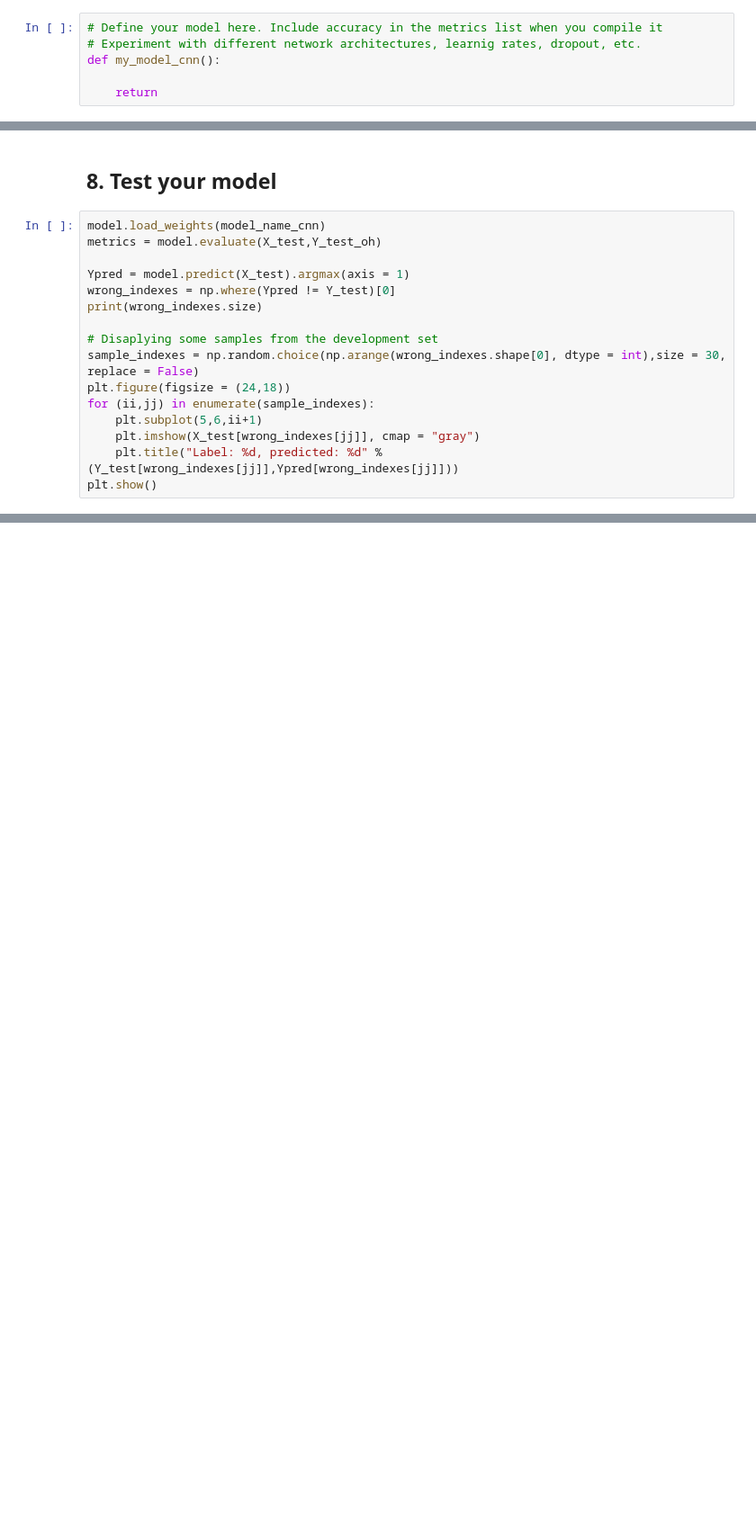
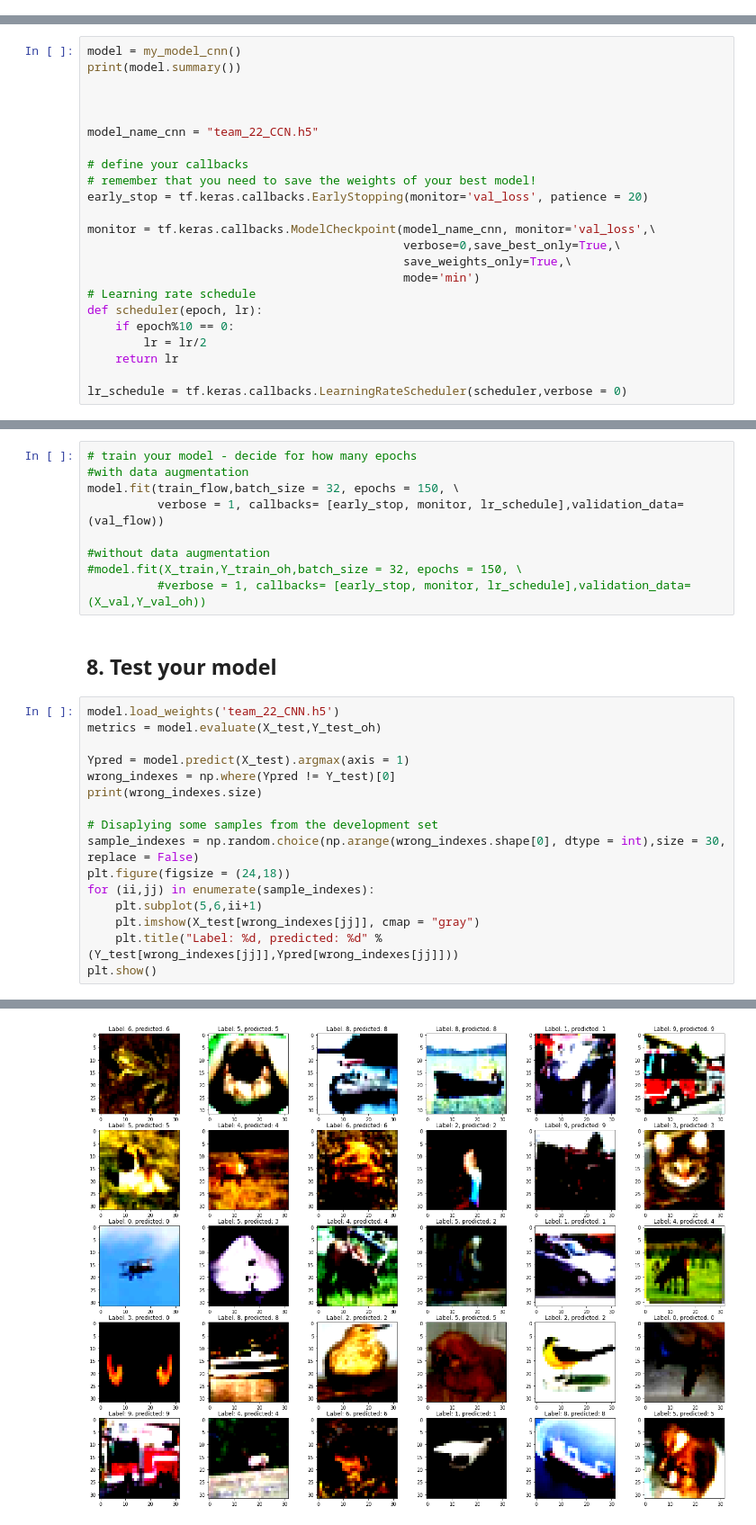
Before and after one commit to aminabedi/ENEL645W21-Assignemnt2, a Jupyter notebook: enel645assignment02team_22.ipynb, the cells around one changed output, grey strips where cells are left out. Shown at 90% size. Cells and saved outputs as stored; diff of their text form; blank space fills up the shorter version.

```diff
--- a/enel645assignment02team_22.ipynb
+++ b/enel645assignment02team_22.ipynb
@@ -282,6 +319,0 @@ plt.show()
-# %%
-# Define your model here. Include accuracy in the metrics list when you compile it
-# Experiment with different network architectures, learnig rates, dropout, etc.
-def my_model_cnn():
-
-    return
@@ -294,0 +368,23 @@ model_name_cnn = "team_(team number)_FCN.h5"
+# %%
+model = my_model_cnn()
+print(model.summary())
+
+
+
+model_name_cnn = "team_22_CCN.h5"
+
+# define your callbacks
+# remember that you need to save the weights of your best model!
+early_stop = tf.keras.callbacks.EarlyStopping(monitor='val_loss', patience = 20)
+
+monitor = tf.keras.callbacks.ModelCheckpoint(model_name_cnn, monitor='val_loss',\
+                                             verbose=0,save_best_only=True,\
+                                             save_weights_only=True,\
+                                             mode='min')
+# Learning rate schedule
+def scheduler(epoch, lr):
+    if epoch%10 == 0:
+        lr = lr/2
+    return lr
+
+lr_schedule = tf.keras.callbacks.LearningRateScheduler(scheduler,verbose = 0)
@@ -299,7 +411,16 @@ model_name_cnn = "team_(team number)_FCN.h5"
+# %%
+# train your model - decide for how many epochs
+#with data augmentation
+model.fit(train_flow,batch_size = 32, epochs = 150, \
+          verbose = 1, callbacks= [early_stop, monitor, lr_schedule],validation_data=(val_flow))
+
+#without data augmentation
+#model.fit(X_train,Y_train_oh,batch_size = 32, epochs = 150, \
+          #verbose = 1, callbacks= [early_stop, monitor, lr_schedule],validation_data=(X_val,Y_val_oh))
 # %% [markdown]
 ## 8. Test your model
 # %%
-model.load_weights(model_name_cnn)
+model.load_weights('team_22_CNN.h5')
 metrics = model.evaluate(X_test,Y_test_oh)
 
 Ypred = model.predict(X_test).argmax(axis = 1)
@@ -314,3 +435,4 @@ for (ii,jj) in enumerate(sample_indexes):
     plt.imshow(X_test[wrong_indexes[jj]], cmap = "gray")
     plt.title("Label: %d, predicted: %d" %(Y_test[wrong_indexes[jj]],Ypred[wrong_indexes[jj]]))
 plt.show()
+# %% [output]
@@ -316,0 +458 @@ plt.show()
+[figure, added]
```
Also changed, not shown: parts of 21 cells of this notebook.
